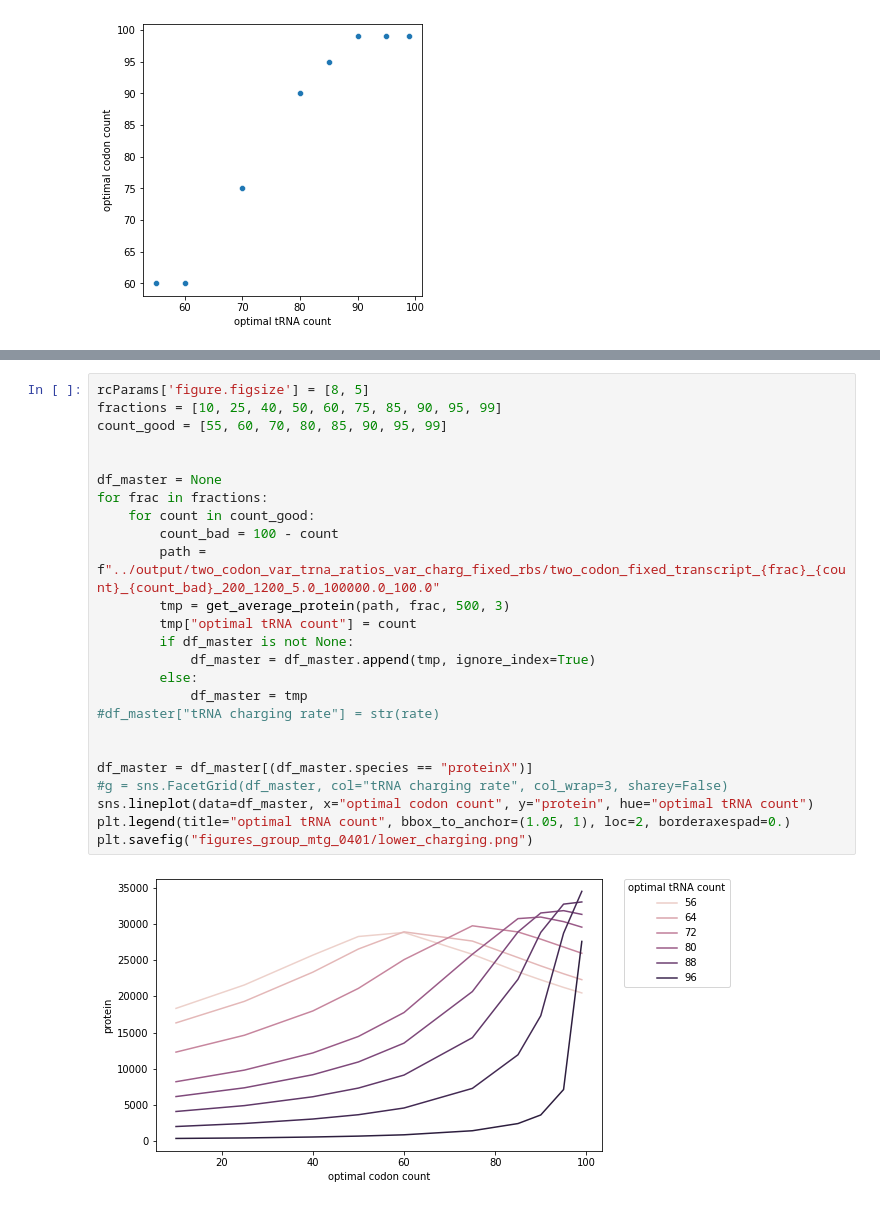
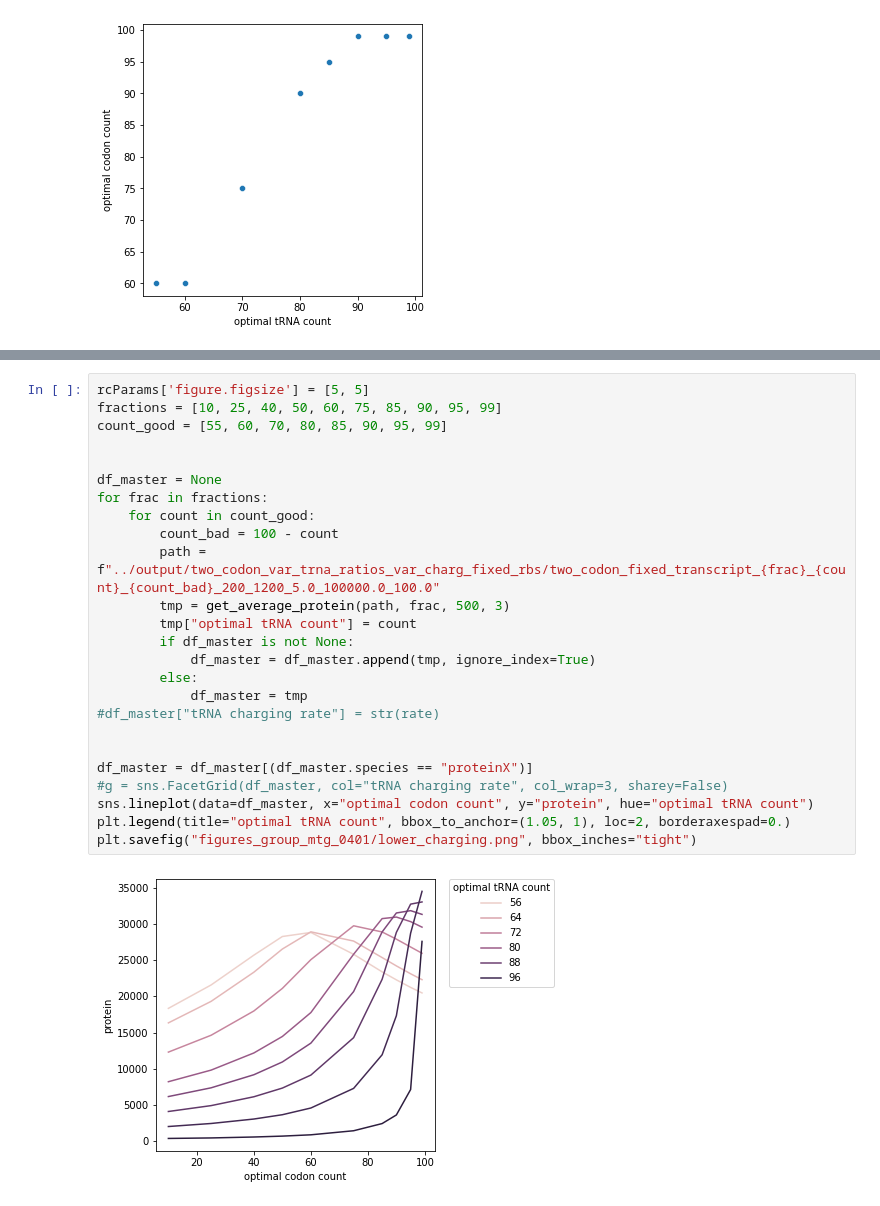
Before and after one commit to alexismhill3/tRNA-dynamics, a Jupyter notebook: analysis/tRNA_fraction_grid.ipynb, the cells around one changed output, grey strips where cells are left out. Drawn from its saved outputs; the diff is of its cells as text.

```diff
--- a/analysis/tRNA_fraction_grid.ipynb
+++ b/analysis/tRNA_fraction_grid.ipynb
@@ -202,29 +202,29 @@ plt.savefig("figures_group_mtg_0401/equal_rbs_charging.png")
 # %% [output]
 [figure]
 # %%
-rcParams['figure.figsize'] = [8, 5]
+rcParams['figure.figsize'] = [5, 5]
 fractions = [10, 25, 40, 50, 60, 75, 85, 90, 95, 99]
 count_good = [55, 60, 70, 80, 85, 90, 95, 99]
 
 
 df_master = None
 for frac in fractions:
     for count in count_good:
         count_bad = 100 - count
         path = f"../output/two_codon_var_trna_ratios_var_charg_fixed_rbs/two_codon_fixed_transcript_{frac}_{count}_{count_bad}_200_1200_5.0_100000.0_100.0"
         tmp = get_average_protein(path, frac, 500, 3)
         tmp["optimal tRNA count"] = count
         if df_master is not None:
             df_master = df_master.append(tmp, ignore_index=True)
         else:
             df_master = tmp
 #df_master["tRNA charging rate"] = str(rate)
 
 
 df_master = df_master[(df_master.species == "proteinX")]
 #g = sns.FacetGrid(df_master, col="tRNA charging rate", col_wrap=3, sharey=False)
 sns.lineplot(data=df_master, x="optimal codon count", y="protein", hue="optimal tRNA count")
 plt.legend(title="optimal tRNA count", bbox_to_anchor=(1.05, 1), loc=2, borderaxespad=0.)
-plt.savefig("figures_group_mtg_0401/lower_charging.png")
+plt.savefig("figures_group_mtg_0401/lower_charging.png", bbox_inches="tight")
 # %% [output]
-[figure, old version]
+[figure, new version]
```
Also changed, not shown: parts of 1 cell of this notebook, 2 other files.
